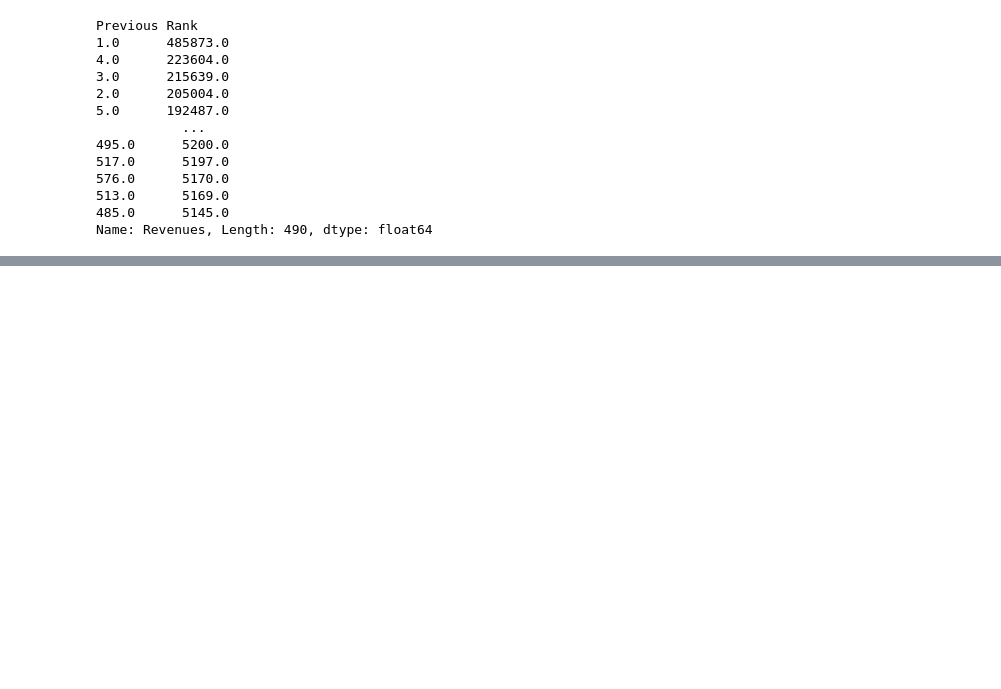
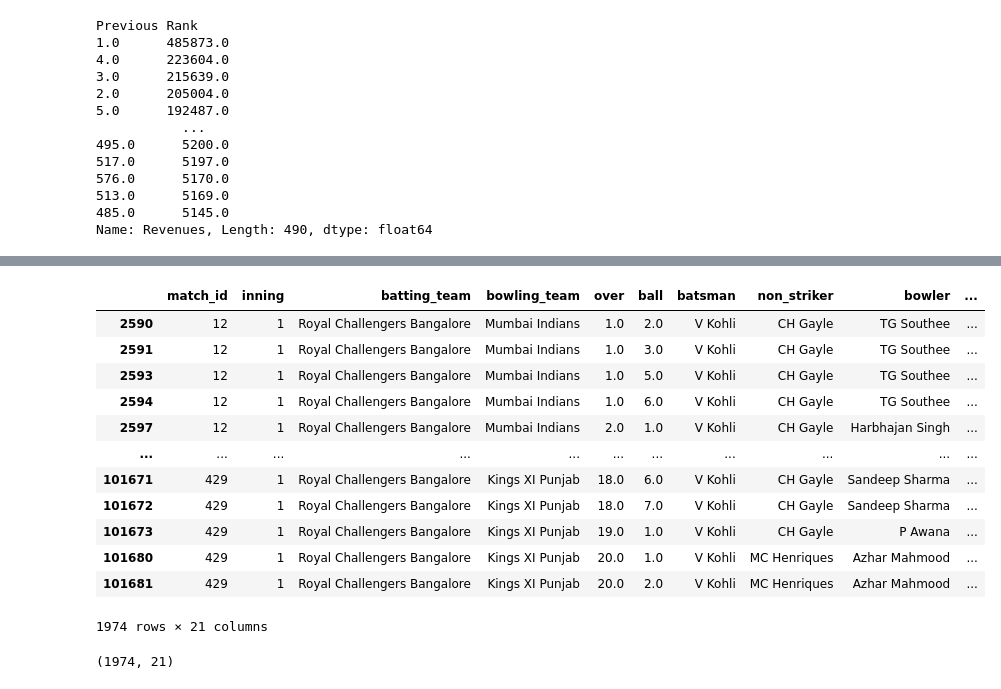
Before and after one commit to Aasthapaudel/-Imagine-cup-cloud-skill-Challenge-, a Jupyter notebook: Pandas.ipynb, the cells around one changed output, grey strips where cells are left out. Drawn from its saved outputs; the diff is of its cells as text; code cells hidden in the pictures; blank space fills up the shorter version.

Commit message:
use of groupby

```diff
--- a/Pandas.ipynb
+++ b/Pandas.ipynb
@@ -597,0 +600,3 @@ Name: Revenues, Length: 490, dtype: float64
+# %%
+df2=pd.read_csv("/content/sample_data/deliveries.csv")
+df2.head(5)
@@ -597,0 +632,22 @@ Name: Revenues, Length: 490, dtype: float64
+# %%
+runs=df2.groupby('batsman')
+# %%
+runs.get_group('V Kohli')
+# %% [output]
+|  | match_id | inning | batting_team | bowling_team | over | ball | batsman | non_striker | bowler | ... |
+| 2590 | 12 | 1 | Royal Challengers Bangalore | Mumbai Indians | 1.0 | 2.0 | V Kohli | CH Gayle | TG Southee | ... |
+| 2591 | 12 | 1 | Royal Challengers Bangalore | Mumbai Indians | 1.0 | 3.0 | V Kohli | CH Gayle | TG Southee | ... |
+| 2593 | 12 | 1 | Royal Challengers Bangalore | Mumbai Indians | 1.0 | 5.0 | V Kohli | CH Gayle | TG Southee | ... |
+| 2594 | 12 | 1 | Royal Challengers Bangalore | Mumbai Indians | 1.0 | 6.0 | V Kohli | CH Gayle | TG Southee | ... |
+| 2597 | 12 | 1 | Royal Challengers Bangalore | Mumbai Indians | 2.0 | 1.0 | V Kohli | CH Gayle | Harbhajan Singh | ... |
+| ... | ... | ... | ... | ... | ... | ... | ... | ... | ... | ... |
+| 101671 | 429 | 1 | Royal Challengers Bangalore | Kings XI Punjab | 18.0 | 6.0 | V Kohli | CH Gayle | Sandeep Sharma | ... |
+| 101672 | 429 | 1 | Royal Challengers Bangalore | Kings XI Punjab | 18.0 | 7.0 | V Kohli | CH Gayle | Sandeep Sharma | ... |
+| 101673 | 429 | 1 | Royal Challengers Bangalore | Kings XI Punjab | 19.0 | 1.0 | V Kohli | CH Gayle | P Awana | ... |
+| 101680 | 429 | 1 | Royal Challengers Bangalore | Kings XI Punjab | 20.0 | 1.0 | V Kohli | MC Henriques | Azhar Mahmood | ... |
+| 101681 | 429 | 1 | Royal Challengers Bangalore | Kings XI Punjab | 20.0 | 2.0 | V Kohli | MC Henriques | Azhar Mahmood | ... |
+1974 rows × 21 columns
+# %%
+runs.get_group('V Kohli').shape
+# %% [output]
+(1974, 21)
```
Also changed, not shown: parts of 10 cells of this notebook.
